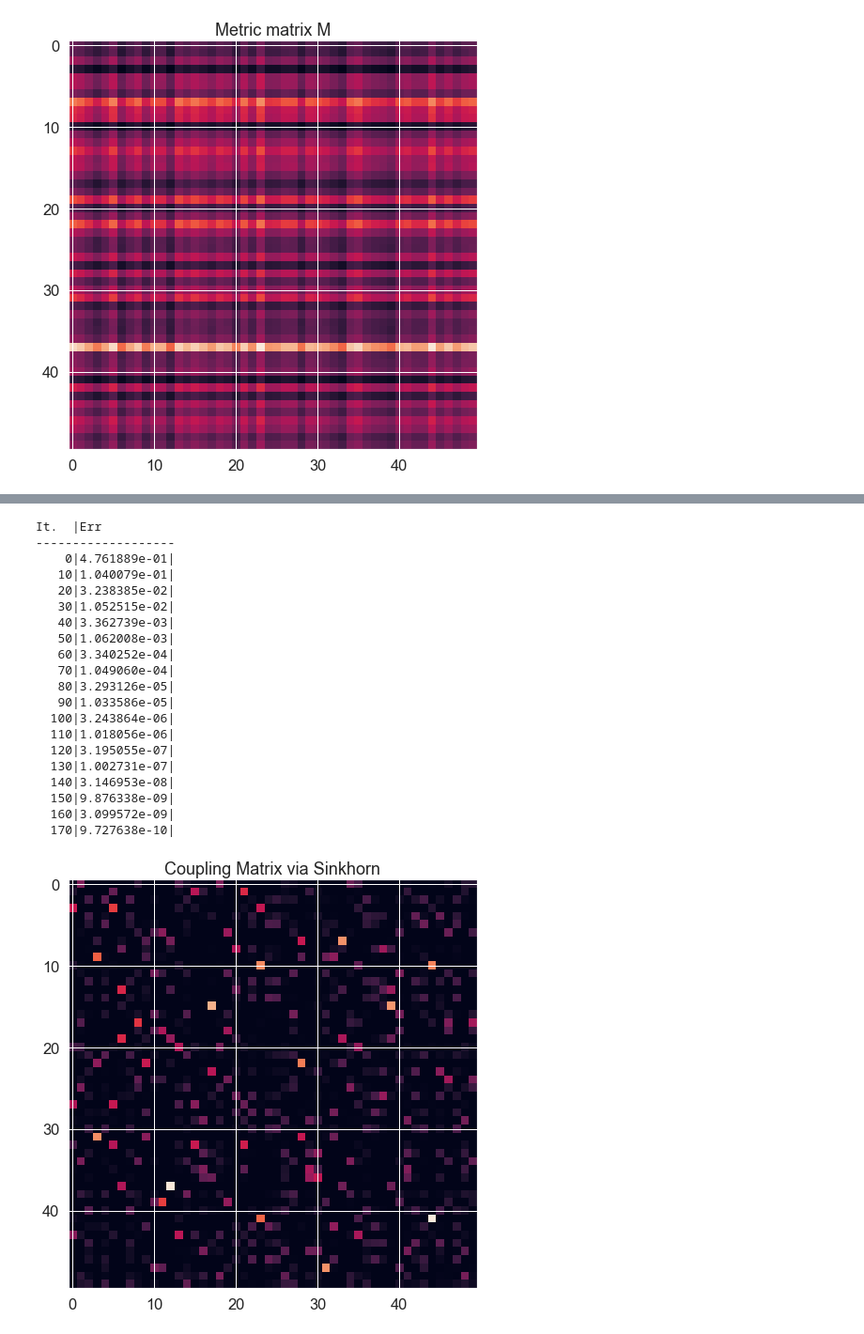
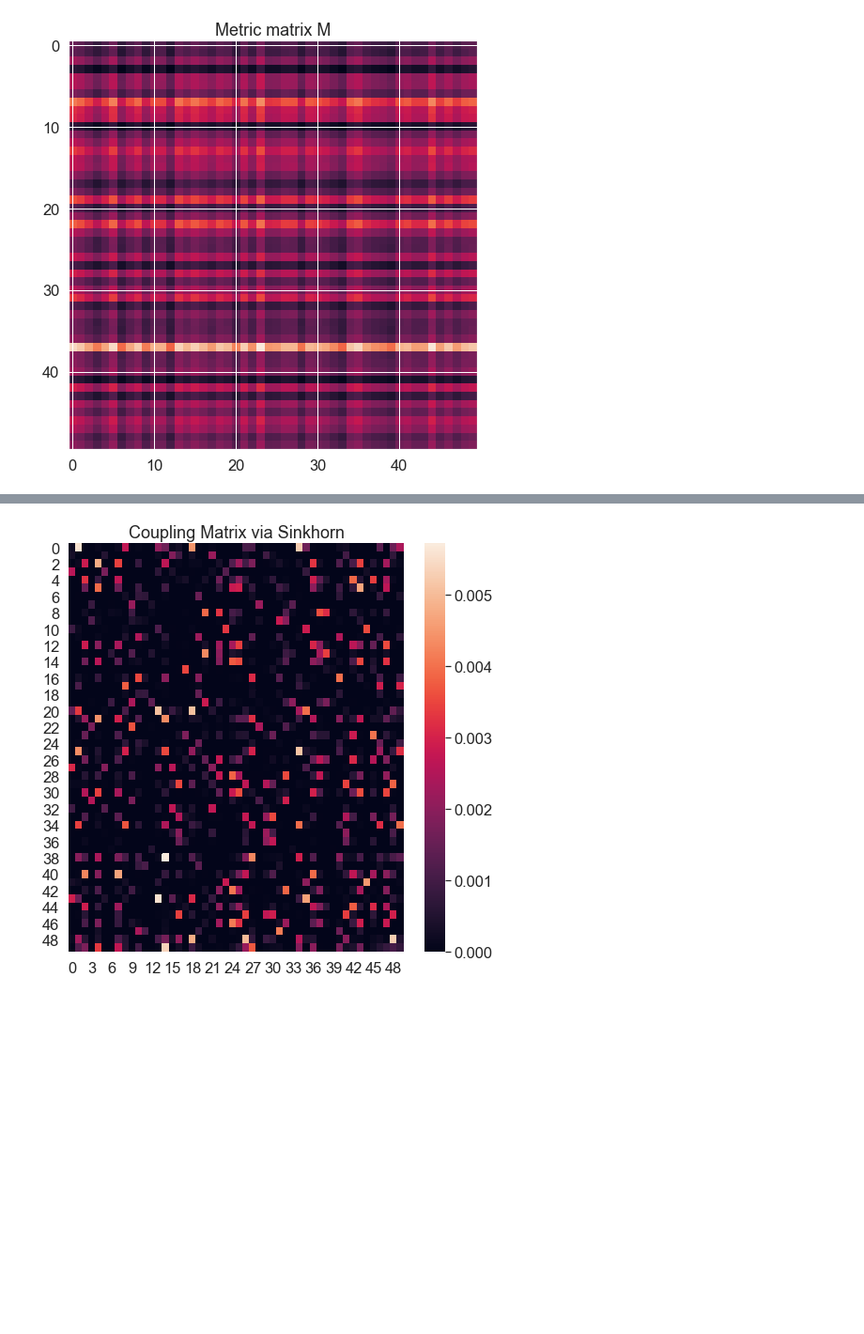
Before and after one commit to SeanKski/optimal-transport-primer, a Jupyter notebook: sinkhorn-gaussian-case.ipynb, the cells around one changed output, grey strips where cells are left out. Shown at 94% size. Saved outputs shown, nothing was run; the diff lists cells and outputs as text; code cells hidden in the pictures; blank space fills up the shorter version.

```diff
--- a/sinkhorn-gaussian-case.ipynb
+++ b/sinkhorn-gaussian-case.ipynb
@@ -135,8 +143,14 @@ $\pi^{(\lambda)} = [(1-\lambda)id + \lambda T]_\# \pi^{(0)}$
 # %% [markdown]
 # Showing Sinkhorn with our Gaussian Using PyOT
+# %%
+X_probs = scipy.stats.multivariate_normal(mean=mu_mean, cov=mu_cov).pdf(X)
+a = X_probs / X_probs.sum()
+
+Y_probs = scipy.stats.multivariate_normal(mean=V_mean, cov=V_cov).pdf(Y)
+b = Y_probs / Y_probs.sum()
 # %%
 # intializing variables
-a, b = np.ones((n_samples)) / n_samples, np.ones((n_samples)) / n_samples  # uniform distribution on samples
+# a, b = np.ones((n_samples)) / n_samples, np.ones((n_samples)) / n_samples  # uniform distribution on samples
 # loss matrix
 M = ot.dist(X, Y)  # computes the distance matrix for us :)
 M /= M.max()
@@ -174,39 +188,19 @@ plt.show()
 # %%
 # reg term
 lambd = 1e-3
 
-P_sinkhorn = ot.sinkhorn(a, b, M, lambd, verbose=True)
+P_sinkhorn = ot.sinkhorn(a, b, M, lambd)
 
 plt.figure(5)
-plt.imshow(P_sinkhorn)
+sn.heatmap(P_sinkhorn)
 plt.title('Coupling Matrix via Sinkhorn')
 
 plt.figure(6)
 ot.plot.plot2D_samples_mat(X, Y, P_sinkhorn, color=[.5, .5, 1])
 plt.scatter(*X.T, marker='+', s=100, label='X (source)', c='b')
 plt.scatter(*Y.T, marker='x', s=100, label=r'Y (target)', c='r')
 plt.legend(loc=0)
 plt.title('Sinkhorn Transport Map')
 plt.show()
 # %% [output]
-It.  |Err
--------------------
-    0|4.761889e-01|
-   10|1.040079e-01|
-   20|3.238385e-02|
-   30|1.052515e-02|
-   40|3.362739e-03|
-   50|1.062008e-03|
-   60|3.340252e-04|
-   70|1.049060e-04|
-   80|3.293126e-05|
-   90|1.033586e-05|
-  100|3.243864e-06|
-  110|1.018056e-06|
-  120|3.195055e-07|
-  130|1.002731e-07|
-  140|3.146953e-08|
-  150|9.876338e-09|
-  160|3.099572e-09|
-  170|9.727638e-10|
-[figure, old version]
+[figure, new version]
```
Also changed, not shown: parts of 10 cells of this notebook.
